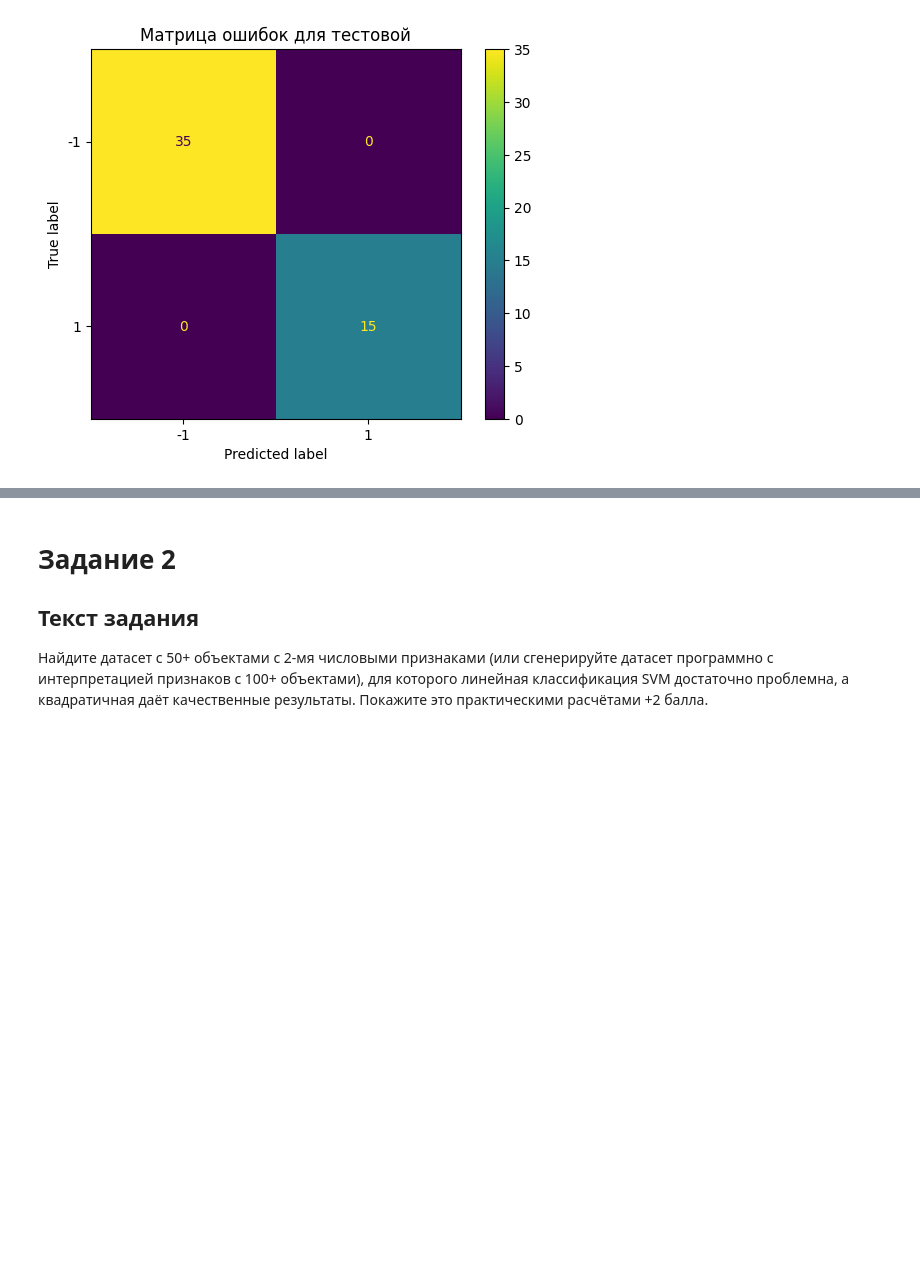
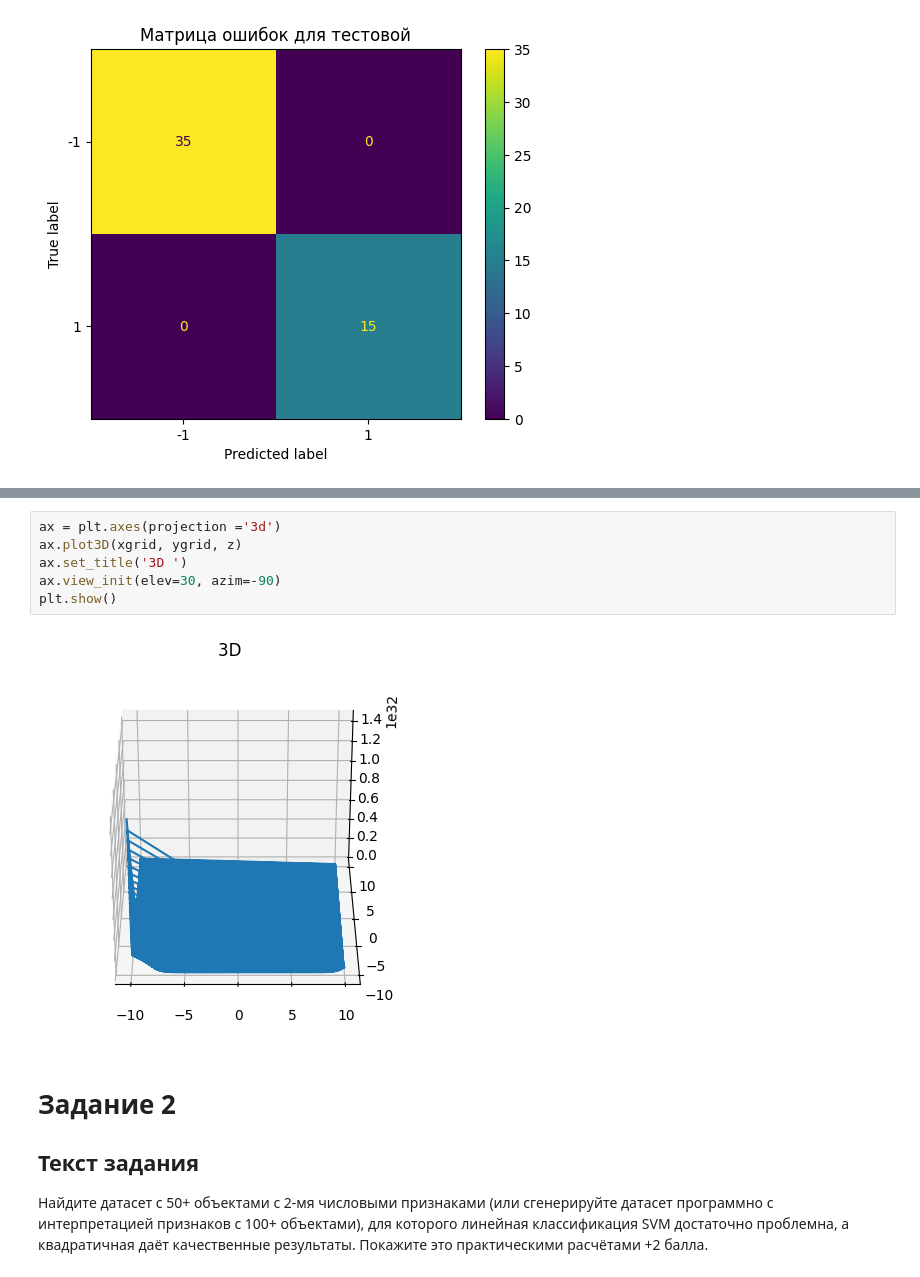
Before and after one commit to J0hnLenin/MachineLearningLabs, a Jupyter notebook: Lab06.ipynb, the cells around one changed output, grey strips where cells are left out. Saved outputs shown, nothing was run; the diff lists cells and outputs as text; blank space fills up the shorter version.

```diff
--- a/Lab06.ipynb
+++ b/Lab06.ipynb
@@ -1139,3 +1194,11 @@ f1: 1.0
+# %%
+ax = plt.axes(projection ='3d')
+ax.plot3D(xgrid, ygrid, z)
+ax.set_title('3D ')
+ax.view_init(elev=30, azim=-90)
+plt.show()
+# %% [output]
+[figure, added]
 # %% [markdown]
 # Задание 2
 ## Текст задания
```
Also changed, not shown: parts of 6 cells of this notebook.
